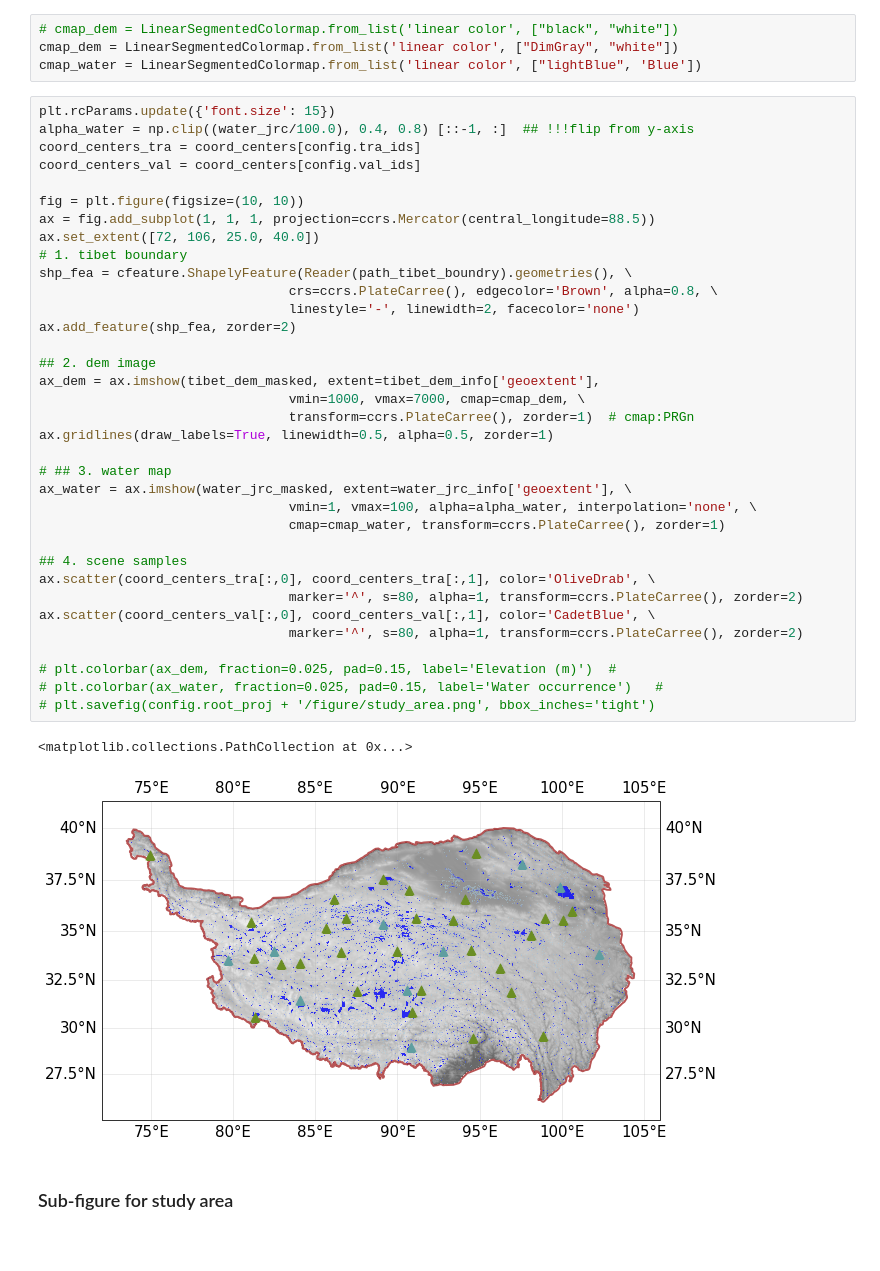
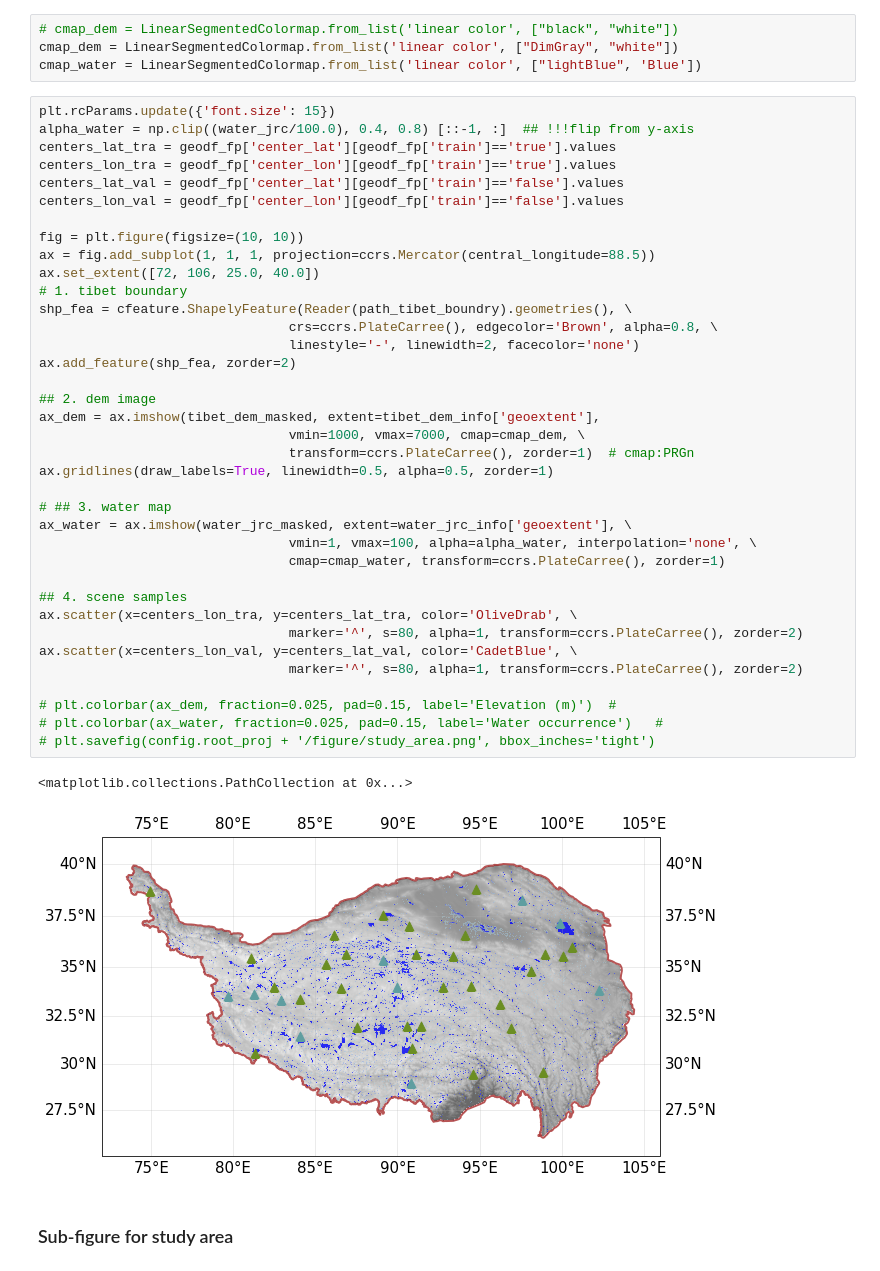
Before and after one commit to xinluo2018/Tibet-Water-2020, a Jupyter notebook: visual/study_area_visual.ipynb, the cells around one changed output. Saved outputs shown, nothing was run; the diff lists cells and outputs as text.

```diff
--- a/visual/study_area_visual.ipynb
+++ b/visual/study_area_visual.ipynb
@@ -112,41 +132,43 @@ cmap_water = LinearSegmentedColormap.from_list('linear color', ["lightBlue", 'Bl
 # %%
 plt.rcParams.update({'font.size': 15})
 alpha_water = np.clip((water_jrc/100.0), 0.4, 0.8) [::-1, :]  ## !!!flip from y-axis
-coord_centers_tra = coord_centers[config.tra_ids]
-coord_centers_val = coord_centers[config.val_ids]
+centers_lat_tra = geodf_fp['center_lat'][geodf_fp['train']=='true'].values
+centers_lon_tra = geodf_fp['center_lon'][geodf_fp['train']=='true'].values
+centers_lat_val = geodf_fp['center_lat'][geodf_fp['train']=='false'].values
+centers_lon_val = geodf_fp['center_lon'][geodf_fp['train']=='false'].values
 
 fig = plt.figure(figsize=(10, 10))
 ax = fig.add_subplot(1, 1, 1, projection=ccrs.Mercator(central_longitude=88.5))
 ax.set_extent([72, 106, 25.0, 40.0])
 # 1. tibet boundary
 shp_fea = cfeature.ShapelyFeature(Reader(path_tibet_boundry).geometries(), \
                                 crs=ccrs.PlateCarree(), edgecolor='Brown', alpha=0.8, \
                                 linestyle='-', linewidth=2, facecolor='none')
 ax.add_feature(shp_fea, zorder=2)
 
 ## 2. dem image
 ax_dem = ax.imshow(tibet_dem_masked, extent=tibet_dem_info['geoextent'],
                                 vmin=1000, vmax=7000, cmap=cmap_dem, \
                                 transform=ccrs.PlateCarree(), zorder=1)  # cmap:PRGn
 ax.gridlines(draw_labels=True, linewidth=0.5, alpha=0.5, zorder=1)
 
 # ## 3. water map
 ax_water = ax.imshow(water_jrc_masked, extent=water_jrc_info['geoextent'], \
                                 vmin=1, vmax=100, alpha=alpha_water, interpolation='none', \
                                 cmap=cmap_water, transform=ccrs.PlateCarree(), zorder=1)
 
 ## 4. scene samples
-ax.scatter(coord_centers_tra[:,0], coord_centers_tra[:,1], color='OliveDrab', \
+ax.scatter(x=centers_lon_tra, y=centers_lat_tra, color='OliveDrab', \
                                 marker='^', s=80, alpha=1, transform=ccrs.PlateCarree(), zorder=2)
-ax.scatter(coord_centers_val[:,0], coord_centers_val[:,1], color='CadetBlue', \
+ax.scatter(x=centers_lon_val, y=centers_lat_val, color='CadetBlue', \
                                 marker='^', s=80, alpha=1, transform=ccrs.PlateCarree(), zorder=2)
 
 # plt.colorbar(ax_dem, fraction=0.025, pad=0.15, label='Elevation (m)')  #
 # plt.colorbar(ax_water, fraction=0.025, pad=0.15, label='Water occurrence')   #
 # plt.savefig(config.root_proj + '/figure/study_area.png', bbox_inches='tight')
 # %% [output]
 <matplotlib.collections.PathCollection at 0x...>
-[figure, old version]
+[figure, new version]
 # %% [markdown]
 ### Sub-figure for study area
 # %%
```
Also changed, not shown: parts of 8 cells of this notebook, 7 other files.
